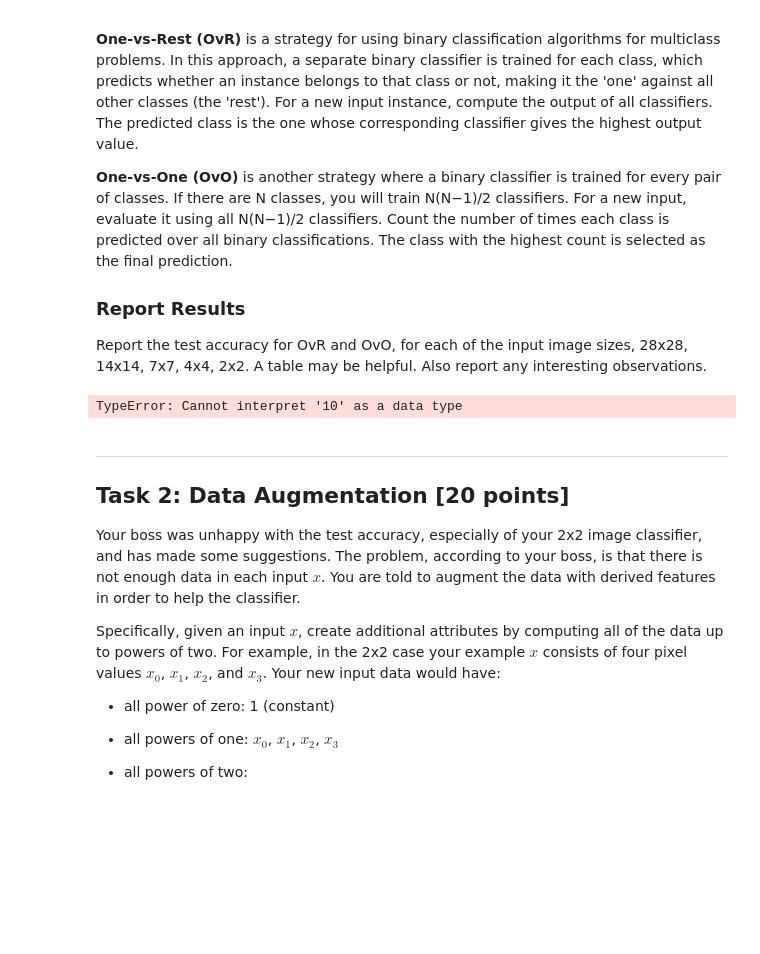
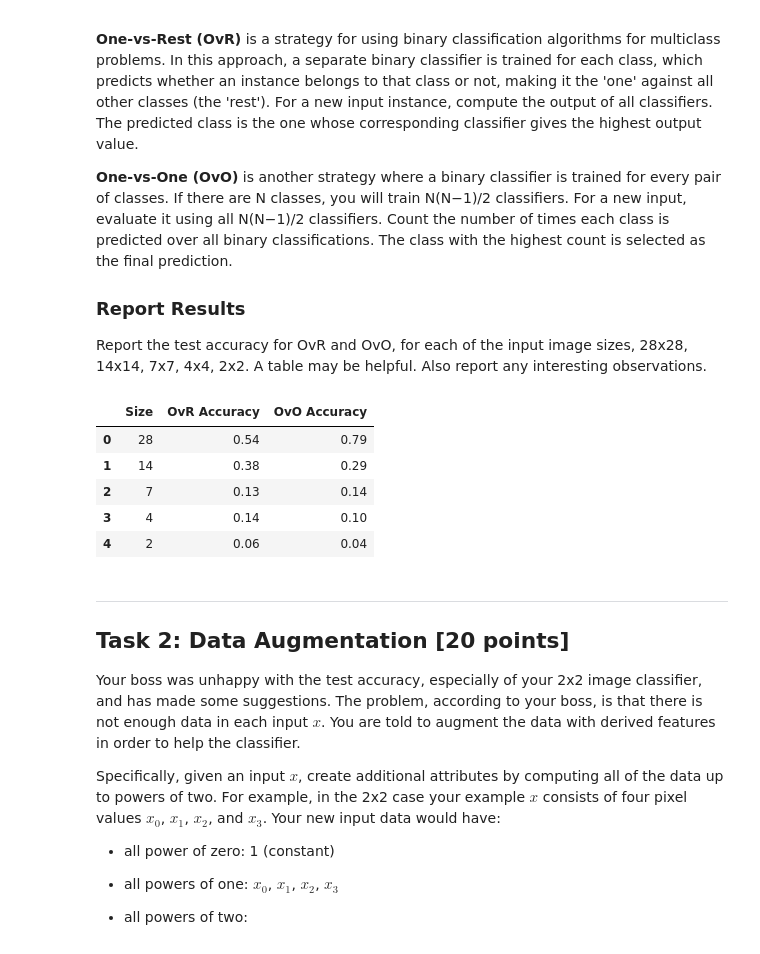
Before and after one commit to codlam26/CSE-351-Project, a Jupyter notebook: ML/MNIST.ipynb, the cells around one changed output. Cells and saved outputs as stored; diff of their text form; code cells hidden in the pictures; blank space fills up the shorter version.

```diff
--- a/ML/MNIST.ipynb
+++ b/ML/MNIST.ipynb
@@ -132,6 +127,7 @@ However, since in MNIST there are multiple classes (10 digits, not just 2), we n
 Report the test accuracy for OvR and OvO, for each of the input image sizes, 28x28, 14x14, 7x7, 4x4, 2x2. A table may be helpful. Also report any interesting observations.
 # %%
 import random
+import pandas as pd
 
 # Organize the data based on the digits 0-9
 def organize_data(images, labels):
@@ -192,8 +188,8 @@ def flatten_images(images):
 def training_ovr(x_train, y_train):
   classifiers = {}
   for i in range(10):
-    idx = np.where(y_train == i, 1, -1)
-    w, b = linear_regression(x_train, y_train)
+    y_binary = np.where(y_train == i, 1, -1)
+    w, b = linear_regression(x_train, y_binary)
     classifiers[i] = (w, b)
   return classifiers
 
@@ -221,43 +217,52 @@ def training_ovo(x_train, y_train):
 
 # After training the data using OvO, return its predictions
 def predict_ovo(x_test, classifiers):
-  votes = np.zeros(x_test.shape[0], 10)
+  votes = np.zeros((x_test.shape[0], 10))
   for (i, j), (w, b) in classifiers.items():
-    preds = np.sign(np.dot(w, x_test) + b)
+    preds = np.sign((x_test @ w + b))
     for index, pred in enumerate(preds):
       if pred > 0:
           votes[index, i] += 1
       else:
           votes[index, j] += 1
   predictions = np.argmax(votes, axis=1)
   return predictions
 
 # Experiment and Results
 sizes = [28, 14, 7, 4, 2] # Downscale sizes
 results = []
 
 for size in sizes:
   # Get the training, val and test data based on the sizes
   train_x, train_y, val_x, val_y, test_x, test_y = preprocess_data(size)
 
+  # Flatten all the images
   train_x_flat = flatten_images(train_x)
   val_x_flat = flatten_images(val_x)
   test_x_flat = flatten_images(test_x)
+
   # Using OvR
   ovr_classifiers = training_ovr(train_x_flat, train_y)
   ovr_preds = predict_ovr(test_x_flat, ovr_classifiers)
+
   # Using OvO
   ovo_classifiers = training_ovo(train_x_flat, train_y)
   ovo_preds = predict_ovo(test_x_flat, ovo_classifiers)
 
   # Calculate accuracy
   ovr_accuracy = np.mean(ovr_preds == test_y)
   ovo_accuracy = np.mean(ovo_preds == test_y)
   results.append((size, ovr_accuracy, ovo_accuracy))
 
-print(results)
+results_df = pd.DataFrame(results, columns=["Size", "OvR Accuracy", "OvO Accuracy"])
+results_df
 # %% [output]
-TypeError: Cannot interpret '10' as a data type
+|  | Size | OvR Accuracy | OvO Accuracy |
+| 0 | 28 | 0.54 | 0.79 |
+| 1 | 14 | 0.38 | 0.29 |
+| 2 | 7 | 0.13 | 0.14 |
+| 3 | 4 | 0.14 | 0.10 |
+| 4 | 2 | 0.06 | 0.04 |
 # %% [markdown]
 ---
 ## Task 2: Data Augmentation [20 points]
```
Also changed, not shown: parts of 5 cells of this notebook.
